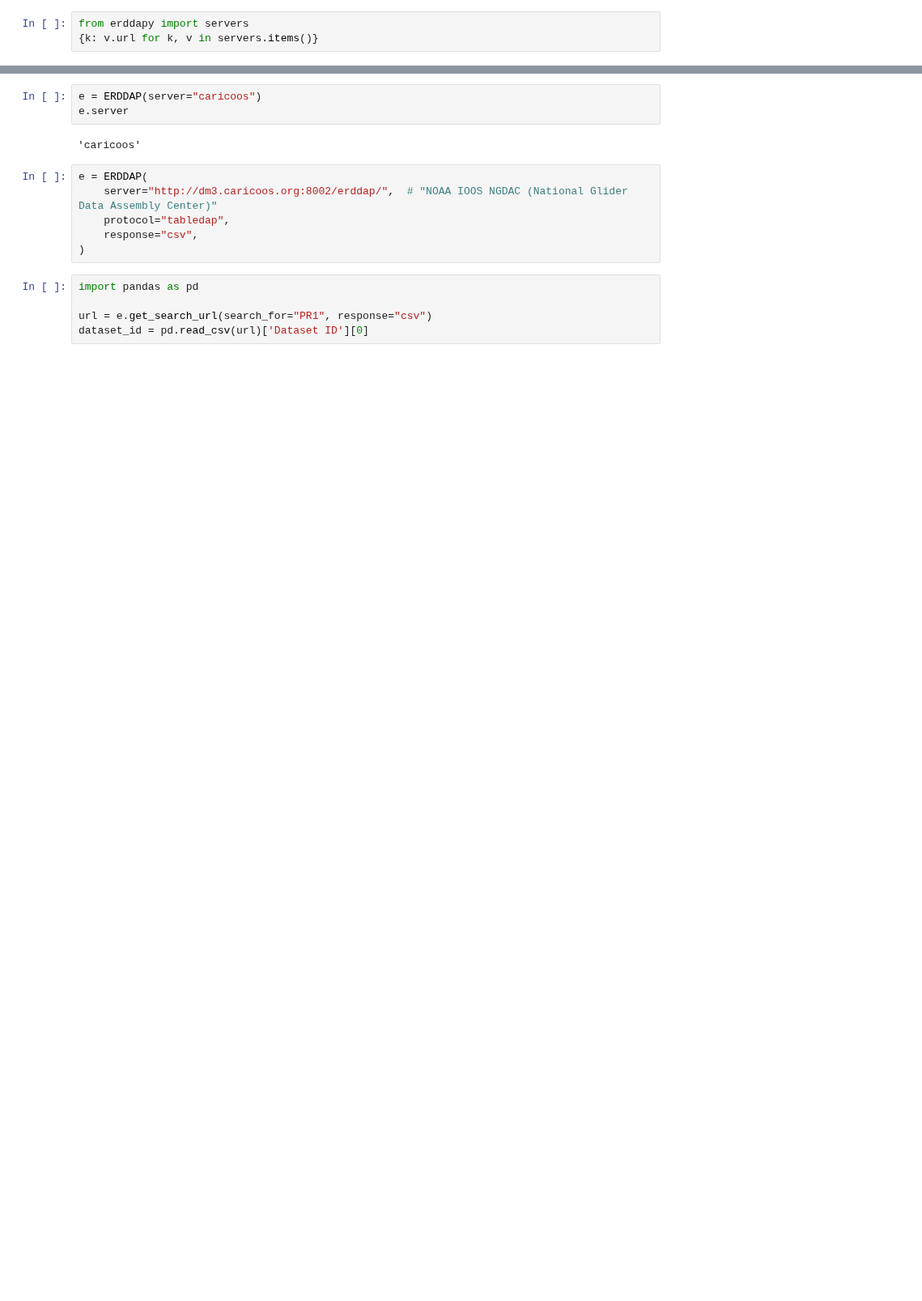
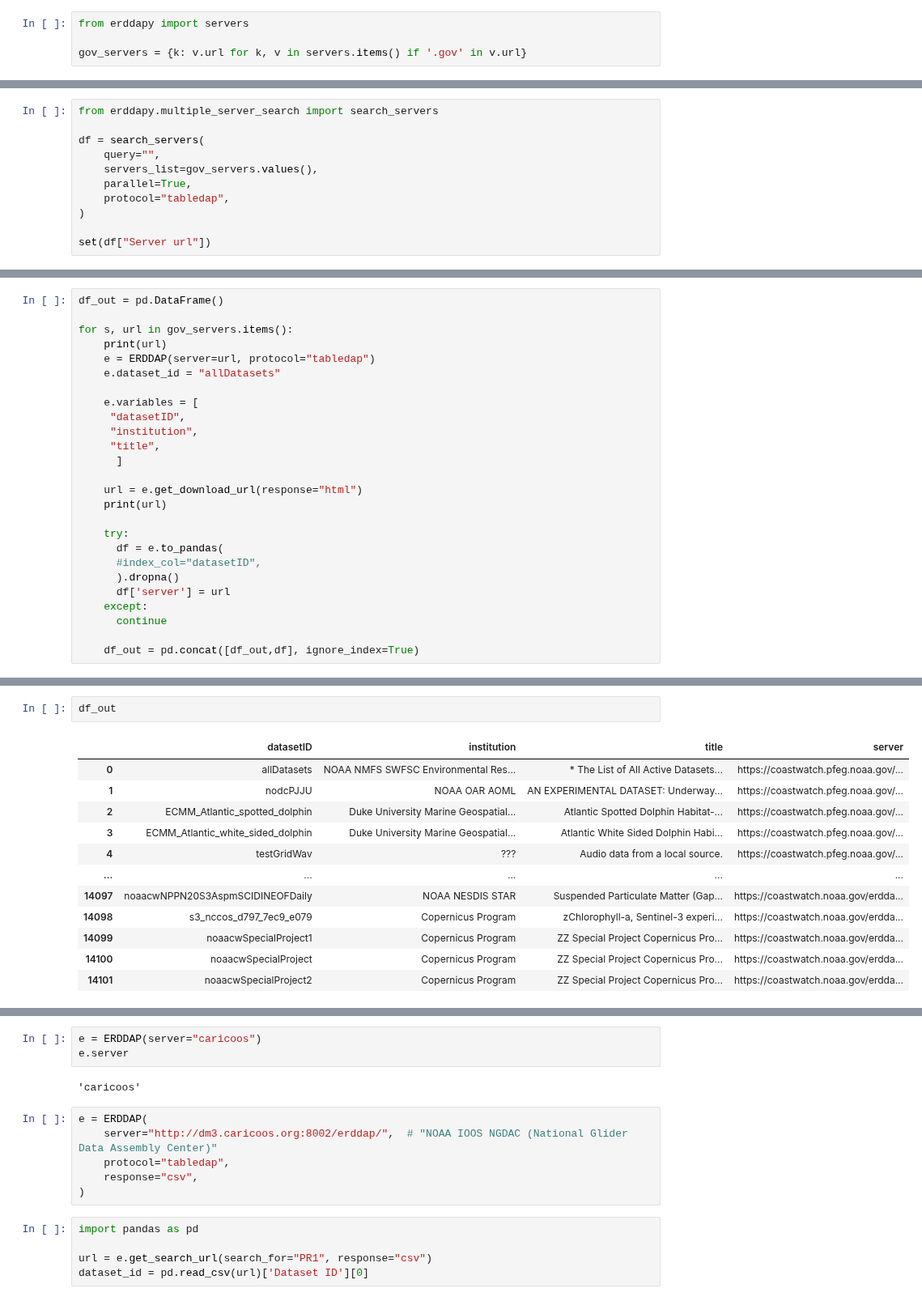
Before and after one commit to MathewBiddle/sandbox, a Jupyter notebook: notebooks/ERDDAP_data_access.ipynb, the cells around one changed output, grey strips where cells are left out. Shown at 81% size. Saved outputs shown, nothing was run; the diff lists cells and outputs as text; blank space fills up the shorter version.

```diff
--- a/notebooks/ERDDAP_data_access.ipynb
+++ b/notebooks/ERDDAP_data_access.ipynb
@@ -3,3 +27,4 @@ from erddapy import ERDDAP
 # %%
 from erddapy import servers
-{k: v.url for k, v in servers.items()}
+
+gov_servers = {k: v.url for k, v in servers.items() if '.gov' in v.url}
@@ -23,0 +31,11 @@ from erddapy import servers
+# %%
+from erddapy.multiple_server_search import search_servers
+
+df = search_servers(
+    query="",
+    servers_list=gov_servers.values(),
+    parallel=True,
+    protocol="tabledap",
+)
+
+set(df["Server url"])
@@ -23,0 +62,26 @@ from erddapy import servers
+# %%
+df_out = pd.DataFrame()
+
+for s, url in gov_servers.items():
+    print(url)
+    e = ERDDAP(server=url, protocol="tabledap")
+    e.dataset_id = "allDatasets"
+
+    e.variables = [
+     "datasetID",
+     "institution",
+     "title",
+      ]
+
+    url = e.get_download_url(response="html")
+    print(url)
+
+    try:
+      df = e.to_pandas(
+      #index_col="datasetID",
+      ).dropna()
+      df['server'] = url
+    except:
+      continue
+
+    df_out = pd.concat([df_out,df], ignore_index=True)
@@ -23,0 +106,15 @@ from erddapy import servers
+# %%
+df_out
+# %% [output]
+|  | datasetID | institution | title | server |
+| 0 | allDatasets | NOAA NMFS SWFSC Environmental Res... | * The List of All Active Datasets... | https://coastwatch.pfeg.noaa.gov/... |
+| 1 | nodcPJJU | NOAA OAR AOML | AN EXPERIMENTAL DATASET: Underway... | https://coastwatch.pfeg.noaa.gov/... |
+| 2 | ECMM_Atlantic_spotted_dolphin | Duke University Marine Geospatial... | Atlantic Spotted Dolphin Habitat-... | https://coastwatch.pfeg.noaa.gov/... |
+| 3 | ECMM_Atlantic_white_sided_dolphin | Duke University Marine Geospatial... | Atlantic White Sided Dolphin Habi... | https://coastwatch.pfeg.noaa.gov/... |
+| 4 | testGridWav | ??? | Audio data from a local source. | https://coastwatch.pfeg.noaa.gov/... |
+| ... | ... | ... | ... | ... |
+| 14097 | noaacwNPPN20S3AspmSCIDINEOFDaily | NOAA NESDIS STAR | Suspended Particulate Matter (Gap... | https://coastwatch.noaa.gov/erdda... |
+| 14098 | s3_nccos_d797_7ec9_e079 | Copernicus Program | zChlorophyll-a, Sentinel-3 experi... | https://coastwatch.noaa.gov/erdda... |
+| 14099 | noaacwSpecialProject1 | Copernicus Program | ZZ Special Project Copernicus Pro... | https://coastwatch.noaa.gov/erdda... |
+| 14100 | noaacwSpecialProject | Copernicus Program | ZZ Special Project Copernicus Pro... | https://coastwatch.noaa.gov/erdda... |
+| 14101 | noaacwSpecialProject2 | Copernicus Program | ZZ Special Project Copernicus Pro... | https://coastwatch.noaa.gov/erdda... |
```
Also changed, not shown: parts of 9 cells of this notebook.
